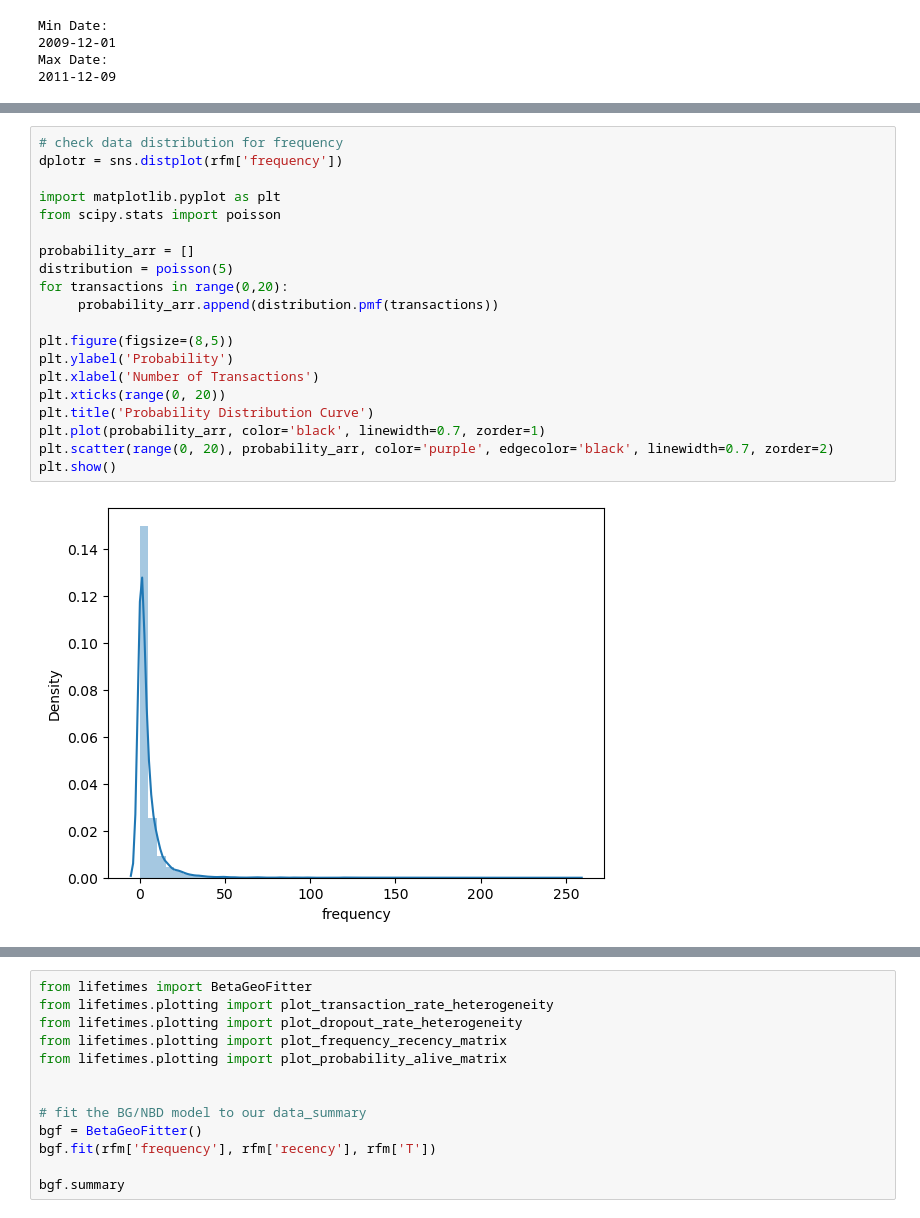
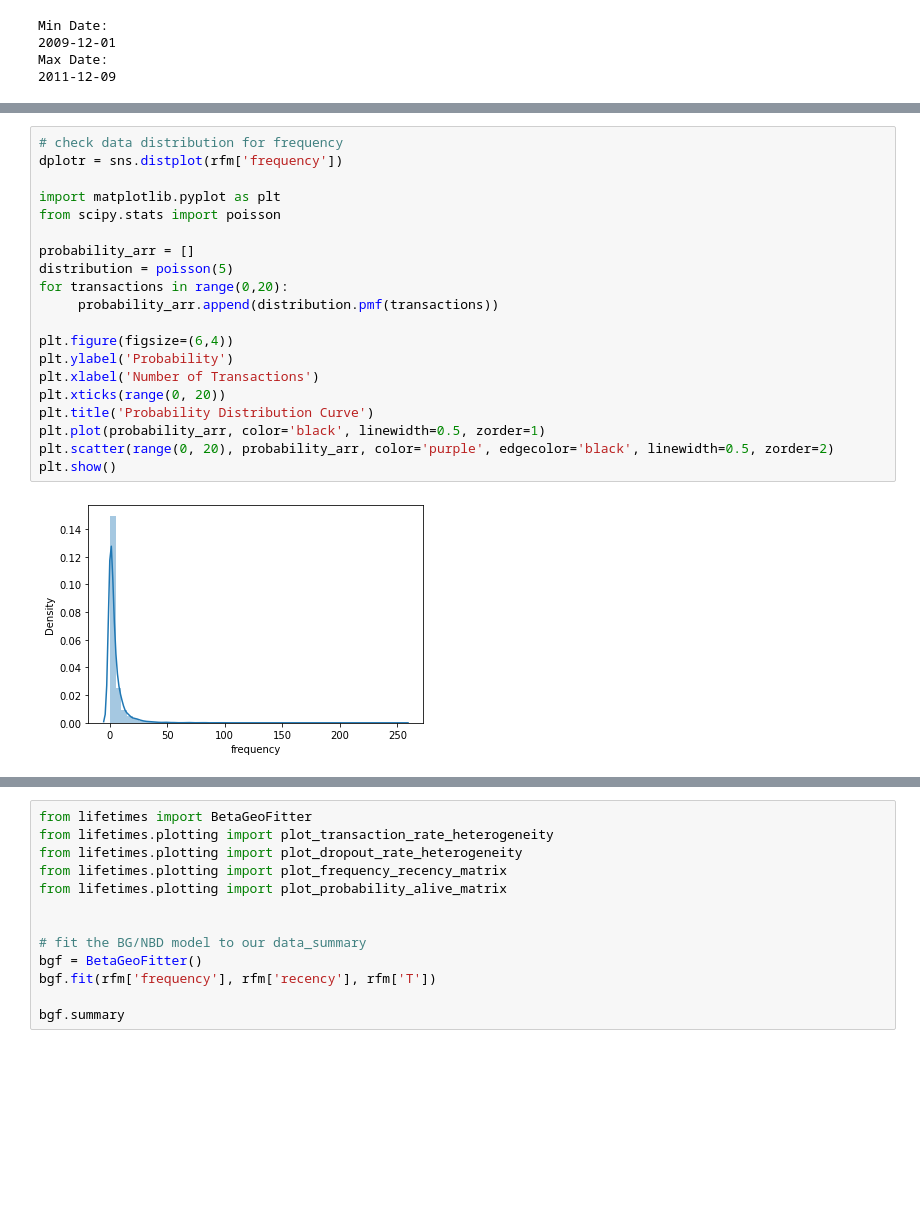
Before and after one commit to nicholaycaumeran/DS, a Jupyter notebook: CLVRetail.ipynb, the cells around one changed output, grey strips where cells are left out. Cells and saved outputs as stored; diff of their text form; blank space fills up the shorter version.

```diff
--- a/CLVRetail.ipynb
+++ b/CLVRetail.ipynb
@@ -224,22 +239,22 @@ rfm.describe()[['frequency', 'recency', 'T', 'monetary_value']]
 # %%
 # check data distribution for frequency
 dplotr = sns.distplot(rfm['frequency'])
 
 import matplotlib.pyplot as plt
 from scipy.stats import poisson
 
 probability_arr = []
 distribution = poisson(5)
 for transactions in range(0,20):
      probability_arr.append(distribution.pmf(transactions))
 
-plt.figure(figsize=(8,5))
+plt.figure(figsize=(6,4))
 plt.ylabel('Probability')
 plt.xlabel('Number of Transactions')
 plt.xticks(range(0, 20))
 plt.title('Probability Distribution Curve')
-plt.plot(probability_arr, color='black', linewidth=0.7, zorder=1)
-plt.scatter(range(0, 20), probability_arr, color='purple', edgecolor='black', linewidth=0.7, zorder=2)
+plt.plot(probability_arr, color='black', linewidth=0.5, zorder=1)
+plt.scatter(range(0, 20), probability_arr, color='purple', edgecolor='black', linewidth=0.5, zorder=2)
 plt.show()
 # %% [output]
-[figure, old version]
+[figure, new version]
```
Also changed, not shown: parts of 40 cells of this notebook.
